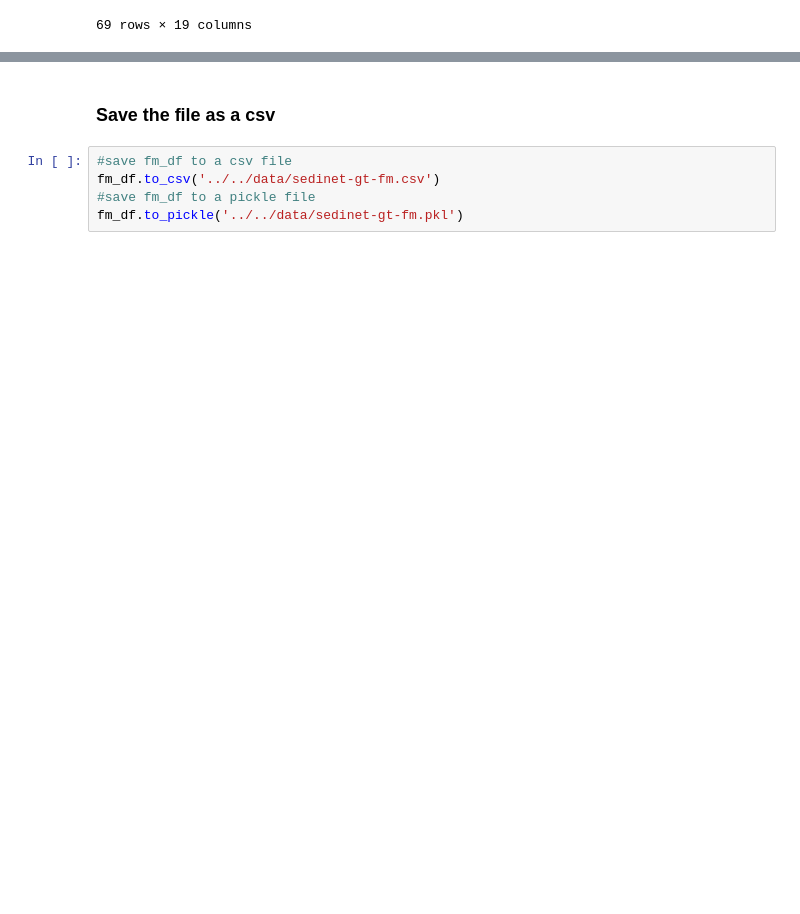
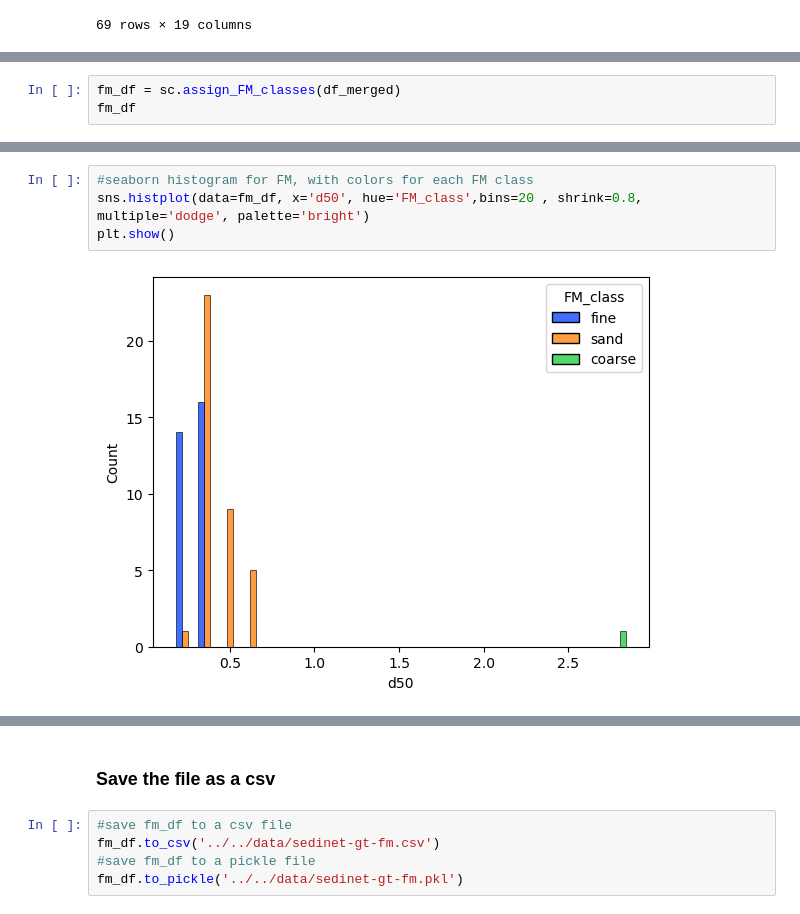
Before and after one commit to BerkeleySandProject/py-sand-mapping, a Jupyter notebook: groundtruths/sedinet/sedinet_gt.ipynb, the cells around one changed output, grey strips where cells are left out. Drawn from its saved outputs; the diff is of its cells as text; blank space fills up the shorter version.

```diff
--- a/groundtruths/sedinet/sedinet_gt.ipynb
+++ b/groundtruths/sedinet/sedinet_gt.ipynb
@@ -607,0 +212,3 @@ fm_df
+# %%
+fm_df = sc.assign_FM_classes(df_merged)
+fm_df
@@ -607,0 +244,6 @@ fm_df
+# %%
+#seaborn histogram for FM, with colors for each FM class
+sns.histplot(data=fm_df, x='d50', hue='FM_class',bins=20 , shrink=0.8, multiple='dodge', palette='bright')
+plt.show()
+# %% [output]
+[figure, added]
```
Also changed, not shown: parts of 50 cells of this notebook, 1 other file.
